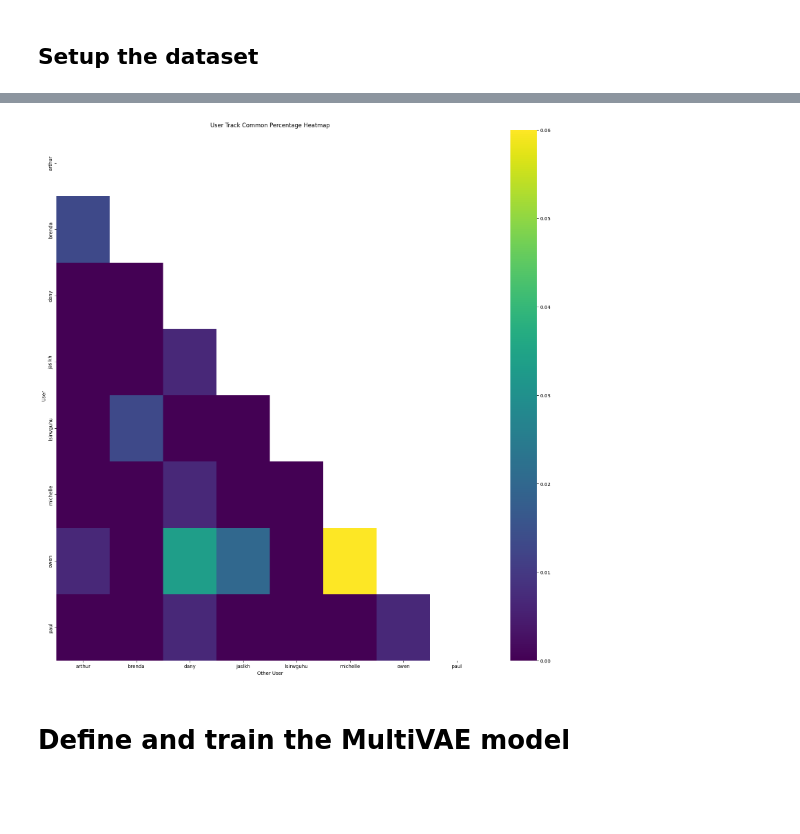
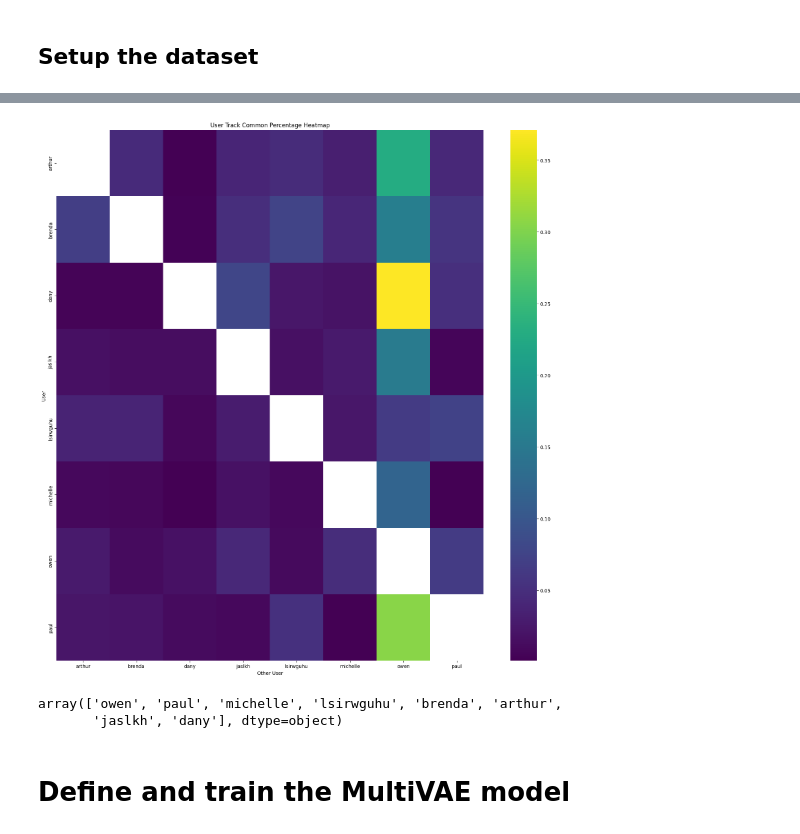
Before and after one commit to owengombas/spotify-recommender, a Jupyter notebook: recommender_vae.ipynb, the cells around one changed output, grey strips where cells are left out. Drawn from its saved outputs; the diff is of its cells as text; code cells hidden in the pictures; blank space fills up the shorter version.

```diff
--- a/recommender_vae.ipynb
+++ b/recommender_vae.ipynb
@@ -152,9 +153,14 @@ alpha
 n_users, n_items = user_interacted_with.shape
 # %%
 df_user_similarities = user_similarities.calculate_users_track_common_percentage(df_matrix_mf, username_col="username", trackname_col="id")
-plotting.plot_user_similarities_matrix(df_user_similarities, figsize=(20, 20))
+plotting.plot_user_similarities_matrix(df_user_similarities, figsize=(20, 20), lower_triangle=False)
 # %% [output]
-[figure, old version]
+[figure, new version]
+# %%
+df_matrix_mf["username"].unique()
+# %% [output]
+array(['owen', 'paul', 'michelle', 'lsirwguhu', 'brenda', 'arthur',
+       'jaslkh', 'dany'], dtype=object)
 # %% [markdown]
 # Define and train the MultiVAE model
 # %%
```
Also changed, not shown: parts of 15 cells of this notebook, 7 other files.
